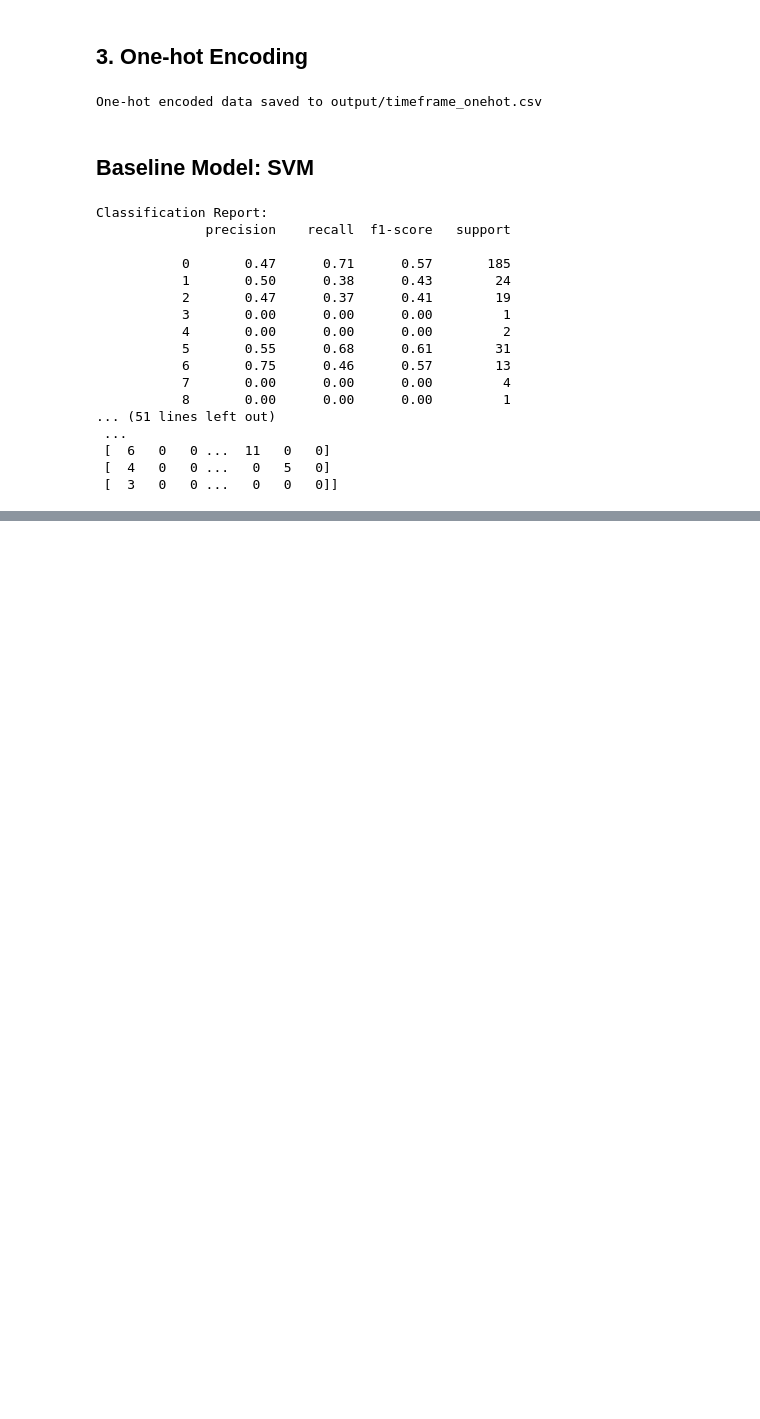
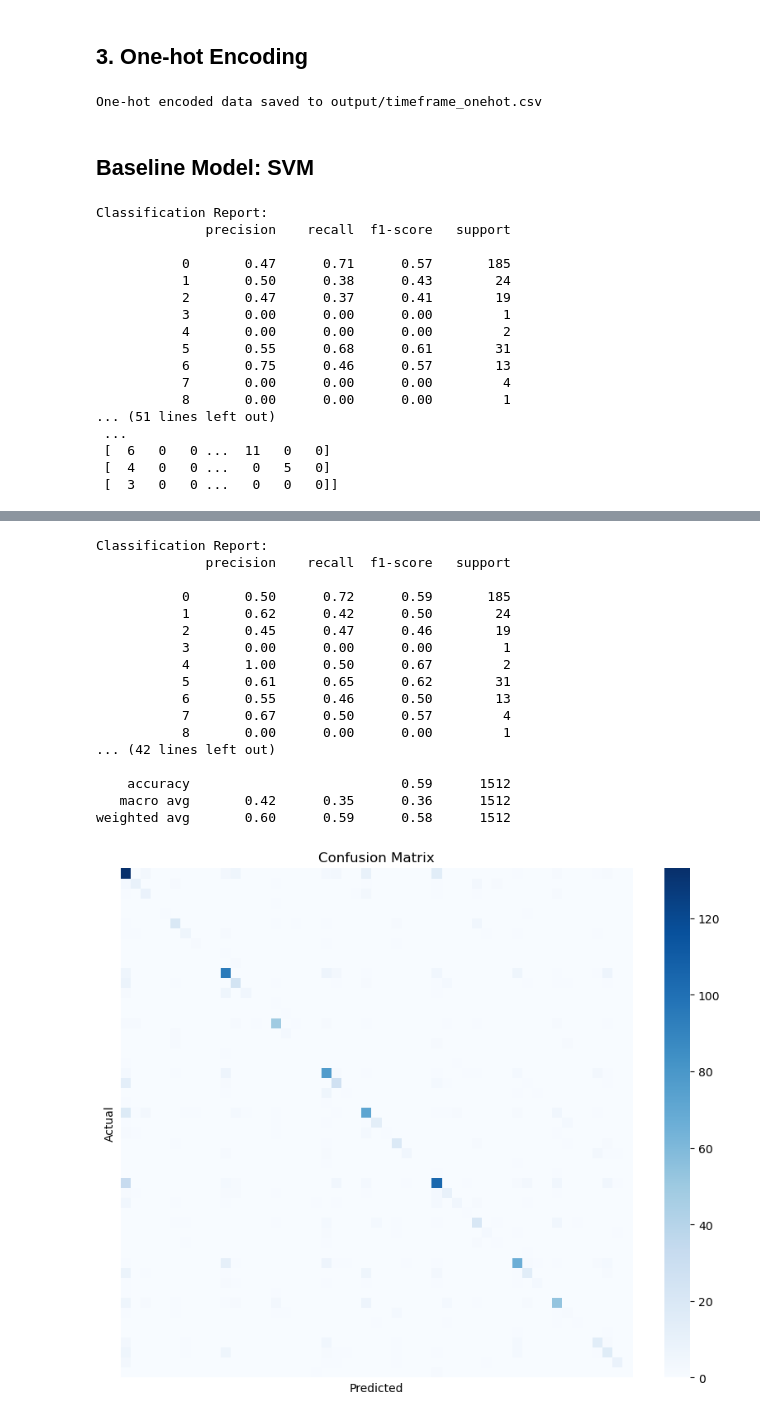
Before and after one commit to yunma-code/MIDI-Trained-Chord-Recognition-Model, a Jupyter notebook: DataPreprocess/datapreprocess.ipynb, the cells around one changed output, grey strips where cells are left out. Saved outputs shown, nothing was run; the diff lists cells and outputs as text; code cells hidden in the pictures; blank space fills up the shorter version.

Commit message:
Add Hybrid model

```diff
--- a/DataPreprocess/datapreprocess.ipynb
+++ b/DataPreprocess/datapreprocess.ipynb
@@ -358,0 +425,19 @@ Classification Report:
+# %%
+# training loop
+device = torch.device("cuda" if torch.cuda.is_available() else "cpu")
+model = ChromaCNN(num_classes=num_classes).to(device)
+
+criterion = nn.CrossEntropyLoss()
+optimizer = torch.optim.Adam(model.parameters(), lr=0.001)
+
+for epoch in range(20):
+    model.train()
+    total_loss = 0
+    for X_batch, y_batch in train_loader:
+        X_batch, y_batch = X_batch.to(device), y_batch.to(device)
+        optimizer.zero_grad()
+        outputs = model(X_batch)
+        loss = criterion(outputs, y_batch)
+        loss.backward()
+        optimizer.step()
+        total_loss += loss.item()
@@ -358,0 +466,48 @@ Classification Report:
+# %%
+# evaluation
+import seaborn as sns
+
+model.eval()
+all_preds = []
+all_labels = []
+
+with torch.no_grad():
+    for X_batch, y_batch in test_loader:
+        X_batch = X_batch.to(device)
+        outputs = model(X_batch)
+        preds = torch.argmax(outputs, dim=1).cpu().numpy()
+        all_preds.extend(preds)
+        all_labels.extend(y_batch.numpy())
+
+# Classification report
+print("Classification Report:")
+print(classification_report(all_labels, all_preds, zero_division=0))
+
+# Confusion matrix
+cm = confusion_matrix(all_labels, all_preds)
+
+plt.figure(figsize=(10, 8))
+sns.heatmap(cm, cmap="Blues", square=False, cbar=True, xticklabels=False, yticklabels=False)
+plt.title("Confusion Matrix")
+plt.xlabel("Predicted")
+plt.ylabel("Actual")
+plt.show()
+# %% [output]
+Classification Report:
+              precision    recall  f1-score   support
+
+           0       0.50      0.72      0.59       185
+           1       0.62      0.42      0.50        24
+           2       0.45      0.47      0.46        19
+           3       0.00      0.00      0.00         1
+           4       1.00      0.50      0.67         2
+           5       0.61      0.65      0.62        31
+           6       0.55      0.46      0.50        13
+           7       0.67      0.50      0.57         4
+           8       0.00      0.00      0.00         1
+... (42 lines left out)
+
+    accuracy                           0.59      1512
+   macro avg       0.42      0.35      0.36      1512
+weighted avg       0.60      0.59      0.58      1512
+[figure, added]
```
Also changed, not shown: parts of 9 cells of this notebook.
